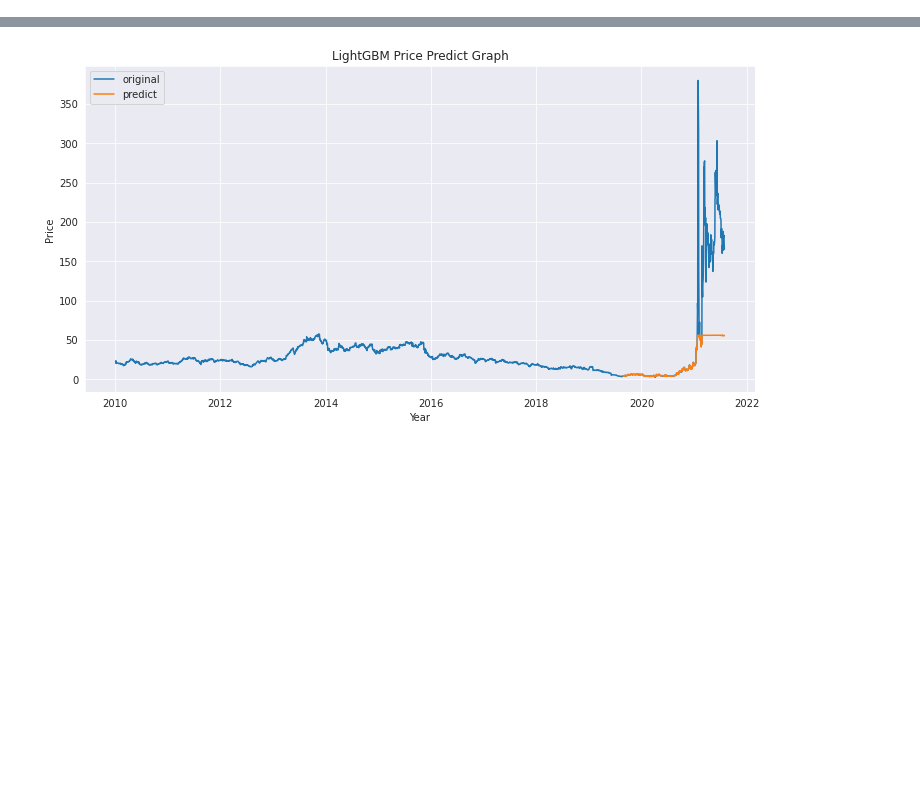
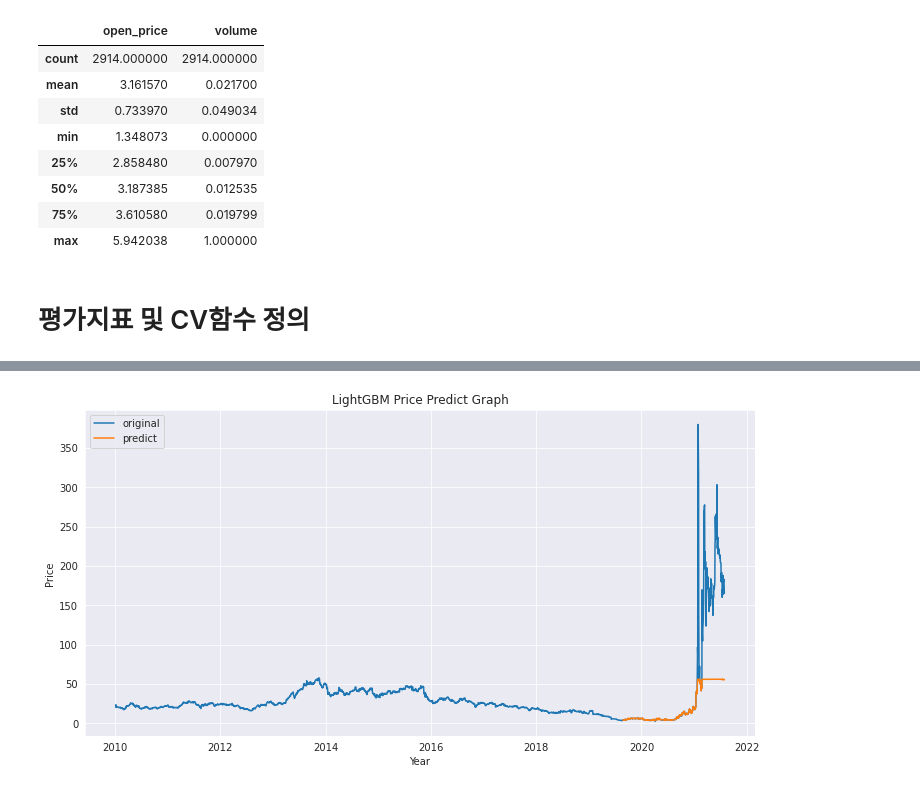
Before and after one commit to Haebuk/kuggle, a Jupyter notebook: gamestop_week2.ipynb, the cells around one changed output, grey strips where cells are left out. Cells and saved outputs as stored; diff of their text form; code cells hidden in the pictures; blank space fills up the shorter version.

```diff
--- a/gamestop_week2.ipynb
+++ b/gamestop_week2.ipynb
@@ -63,0 +46,14 @@ def model_cv(df=df, model=lgb, fold=5):
+# %%
+df.describe()
+# %% [output]
+|  | open_price | volume |
+| count | 2914.000000 | 2914.000000 |
+| mean | 3.161570 | 0.021700 |
+| std | 0.733970 | 0.049034 |
+| min | 1.348073 | 0.000000 |
+| 25% | 2.858480 | 0.007970 |
+| 50% | 3.187385 | 0.012535 |
+| 75% | 3.610580 | 0.019799 |
+| max | 5.942038 | 1.000000 |
+# %% [markdown]
+# 평가지표 및 CV함수 정의
```
Also changed, not shown: parts of 19 cells of this notebook.
